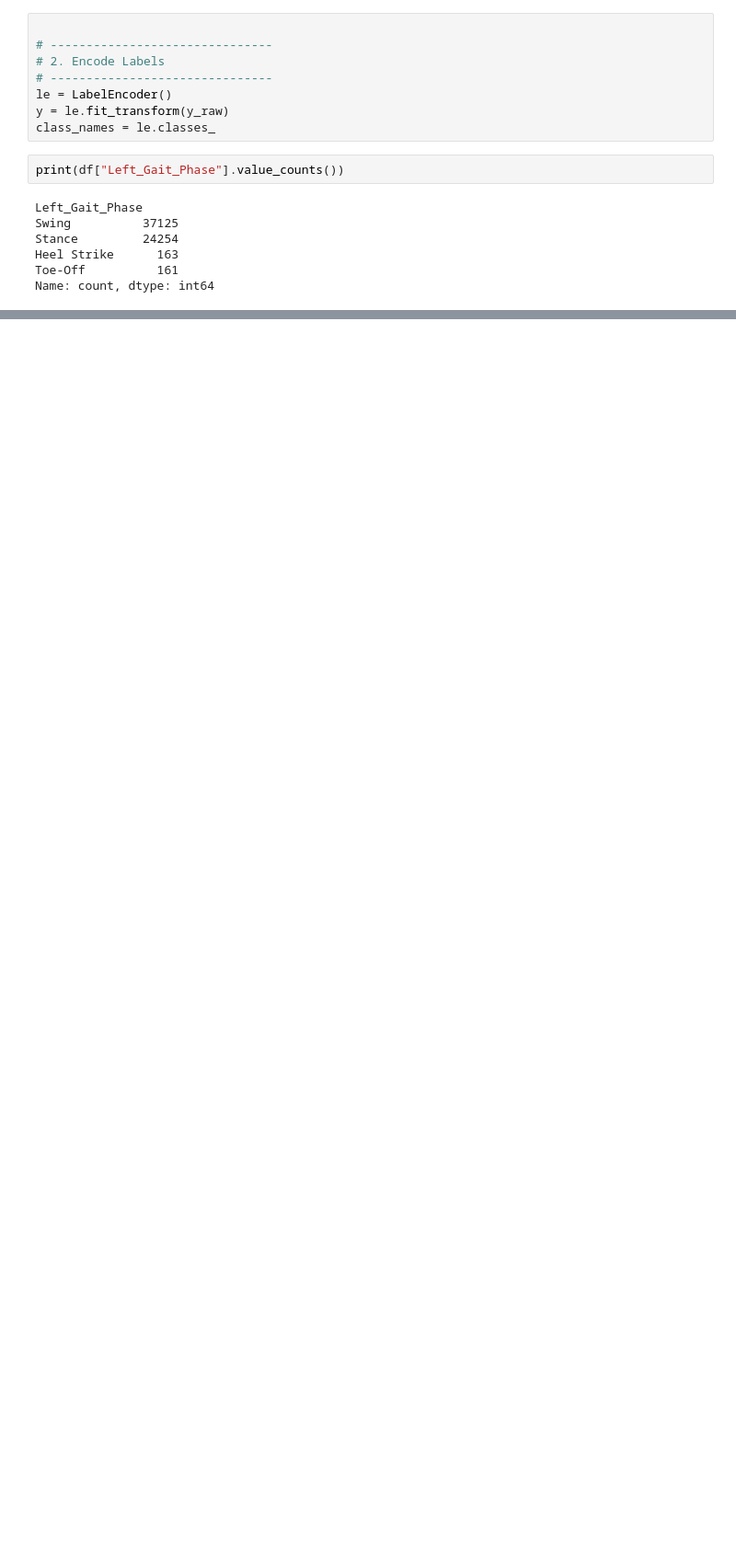
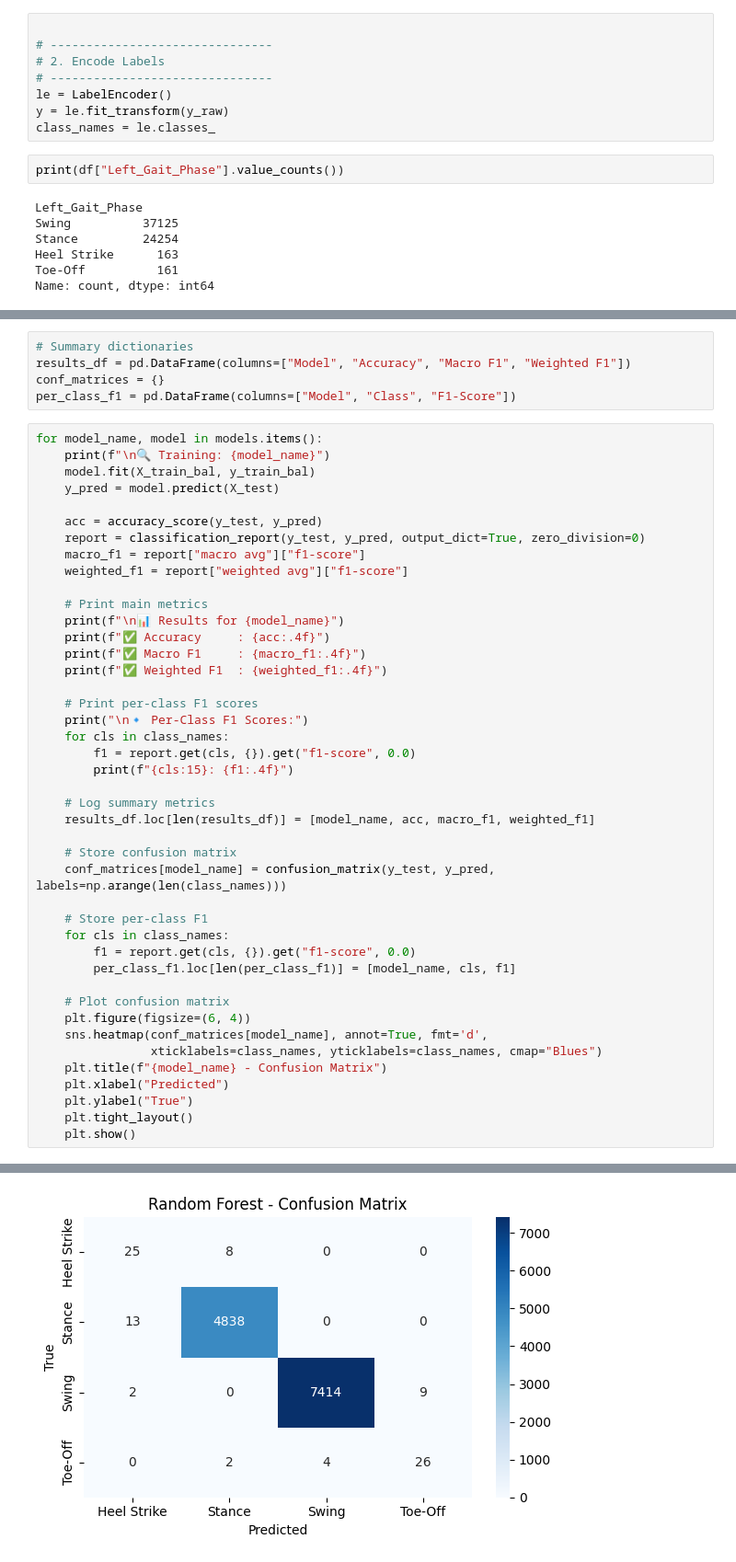
Before and after one commit to manoj1749/gait-research, a Jupyter notebook: classify.ipynb, the cells around one changed output, grey strips where cells are left out. Shown: that part at 92% size. Saved outputs shown, nothing was run; the diff lists cells and outputs as text; blank space fills up the shorter version.

```diff
--- a/classify.ipynb
+++ b/classify.ipynb
@@ -299,0 +253,49 @@ weighted avg       0.99      0.99      0.99     12341
+# %%
+# Summary dictionaries
+results_df = pd.DataFrame(columns=["Model", "Accuracy", "Macro F1", "Weighted F1"])
+conf_matrices = {}
+per_class_f1 = pd.DataFrame(columns=["Model", "Class", "F1-Score"])
+# %%
+for model_name, model in models.items():
+    print(f"\n🔍 Training: {model_name}")
+    model.fit(X_train_bal, y_train_bal)
+    y_pred = model.predict(X_test)
+
+    acc = accuracy_score(y_test, y_pred)
+    report = classification_report(y_test, y_pred, output_dict=True, zero_division=0)
+    macro_f1 = report["macro avg"]["f1-score"]
+    weighted_f1 = report["weighted avg"]["f1-score"]
+
+    # Print main metrics
+    print(f"\n📊 Results for {model_name}")
+    print(f"✅ Accuracy     : {acc:.4f}")
+    print(f"✅ Macro F1     : {macro_f1:.4f}")
+    print(f"✅ Weighted F1  : {weighted_f1:.4f}")
+
+    # Print per-class F1 scores
+    print("\n🔹 Per-Class F1 Scores:")
+    for cls in class_names:
+        f1 = report.get(cls, {}).get("f1-score", 0.0)
+        print(f"{cls:15}: {f1:.4f}")
+
+    # Log summary metrics
+    results_df.loc[len(results_df)] = [model_name, acc, macro_f1, weighted_f1]
+
+    # Store confusion matrix
+    conf_matrices[model_name] = confusion_matrix(y_test, y_pred, labels=np.arange(len(class_names)))
+
+    # Store per-class F1
+    for cls in class_names:
+        f1 = report.get(cls, {}).get("f1-score", 0.0)
+        per_class_f1.loc[len(per_class_f1)] = [model_name, cls, f1]
+
+    # Plot confusion matrix
+    plt.figure(figsize=(6, 4))
+    sns.heatmap(conf_matrices[model_name], annot=True, fmt='d',
+                xticklabels=class_names, yticklabels=class_names, cmap="Blues")
+    plt.title(f"{model_name} - Confusion Matrix")
+    plt.xlabel("Predicted")
+    plt.ylabel("True")
+    plt.tight_layout()
+    plt.show()
+# %% [output]
@@ -299,0 +314 @@ weighted avg       0.99      0.99      0.99     12341
+[figure, added]
```
Also changed, not shown: parts of 12 cells of this notebook.
